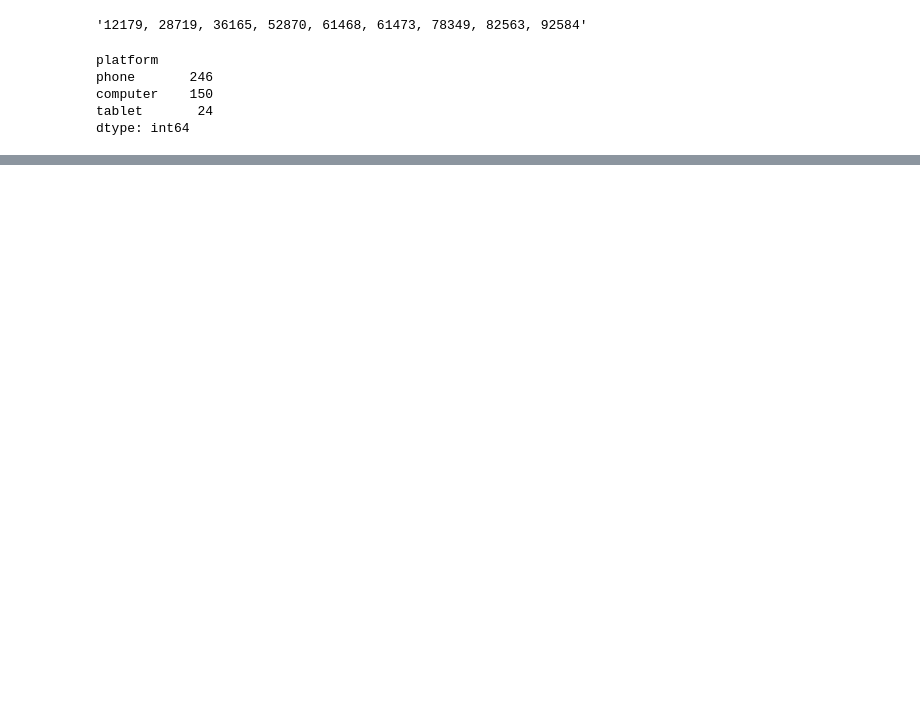
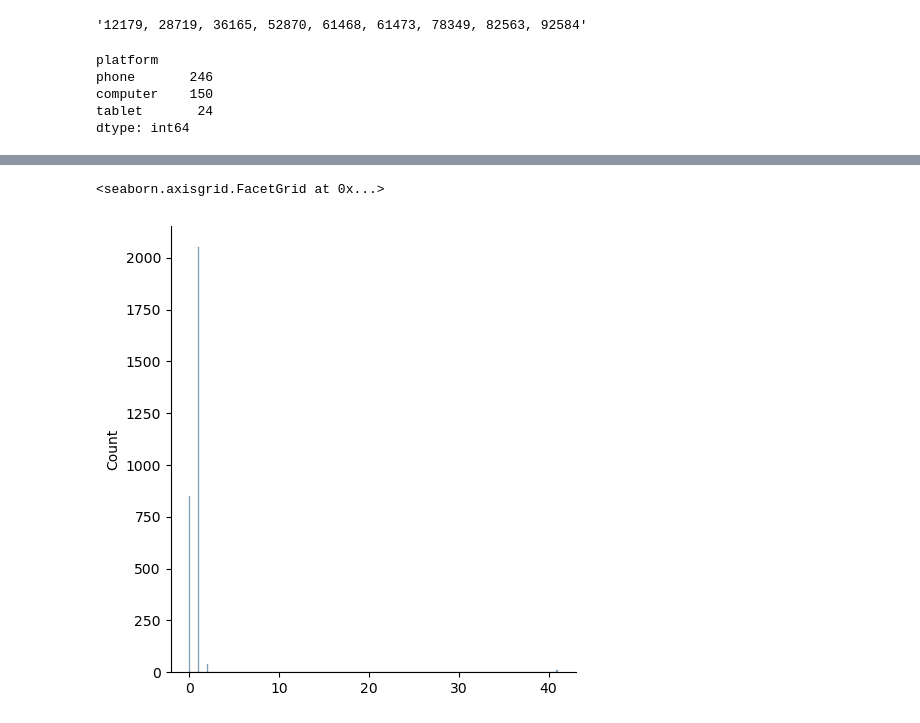
Before and after one commit to Dashutiki/Python_miniproject_2, a Jupyter notebook: Python_miniproject_2.ipynb, the cells around one changed output, grey strips where cells are left out. Cells and saved outputs as stored; diff of their text form; code cells hidden in the pictures; blank space fills up the shorter version.

```diff
--- a/Python_miniproject_2.ipynb
+++ b/Python_miniproject_2.ipynb
@@ -40,0 +56,10 @@ dtype: int64
+# %%
+client_vs_success_number = data.groupby('client') \
+                                .agg({'success': 'sum'})
+# %%
+# Distribution of successful transactions
+
+sns.displot(client_vs_success_number, legend=False)
+# %% [output]
+<seaborn.axisgrid.FacetGrid at 0x...>
+[figure, added]
```
Also changed, not shown: parts of 11 cells of this notebook.
